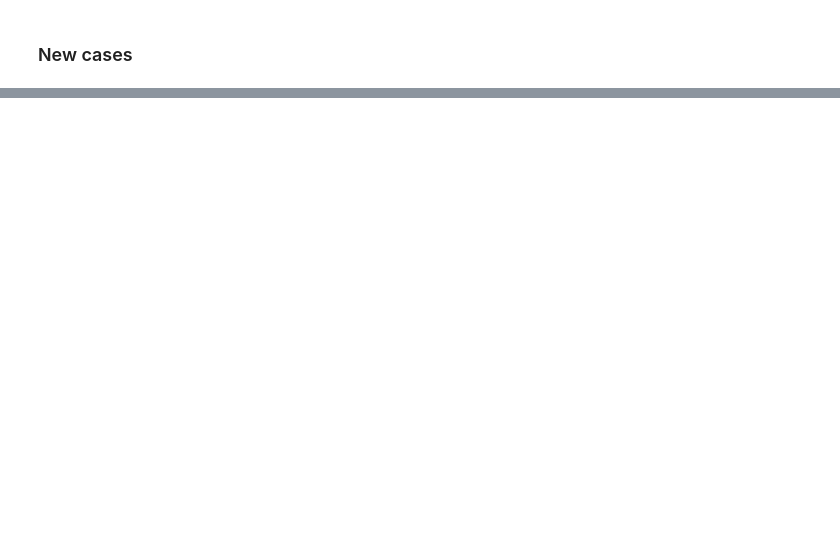
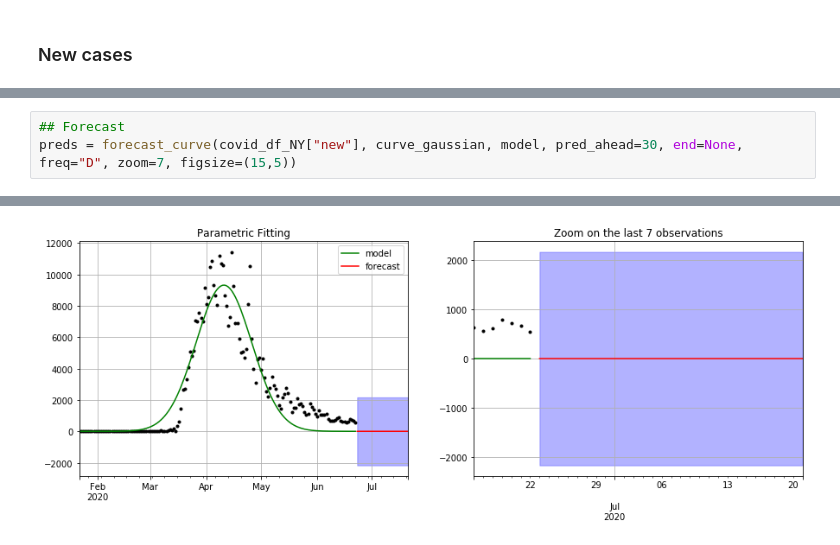
Before and after one commit to sahussain/Udacity-MLEN-CapstoneProject, a Jupyter notebook: Notebooks/TSFMs2 .ipynb, the cells around one changed output, grey strips where cells are left out. Saved outputs shown, nothing was run; the diff lists cells and outputs as text; blank space fills up the shorter version.

```diff
--- a/Notebooks/TSFMs2 .ipynb
+++ b/Notebooks/TSFMs2 .ipynb
@@ -306,0 +332,4 @@ PlotRandomState(covid_df)
+# %%
+## Forecast
+preds = forecast_curve(covid_df_NY["new"], curve_gaussian, model, pred_ahead=30, end=None, freq="D", zoom=7, figsize=(15,5))
+# %% [output]
@@ -306,0 +337 @@ PlotRandomState(covid_df)
+[figure, added]
```
Also changed, not shown: parts of 15 cells of this notebook.
